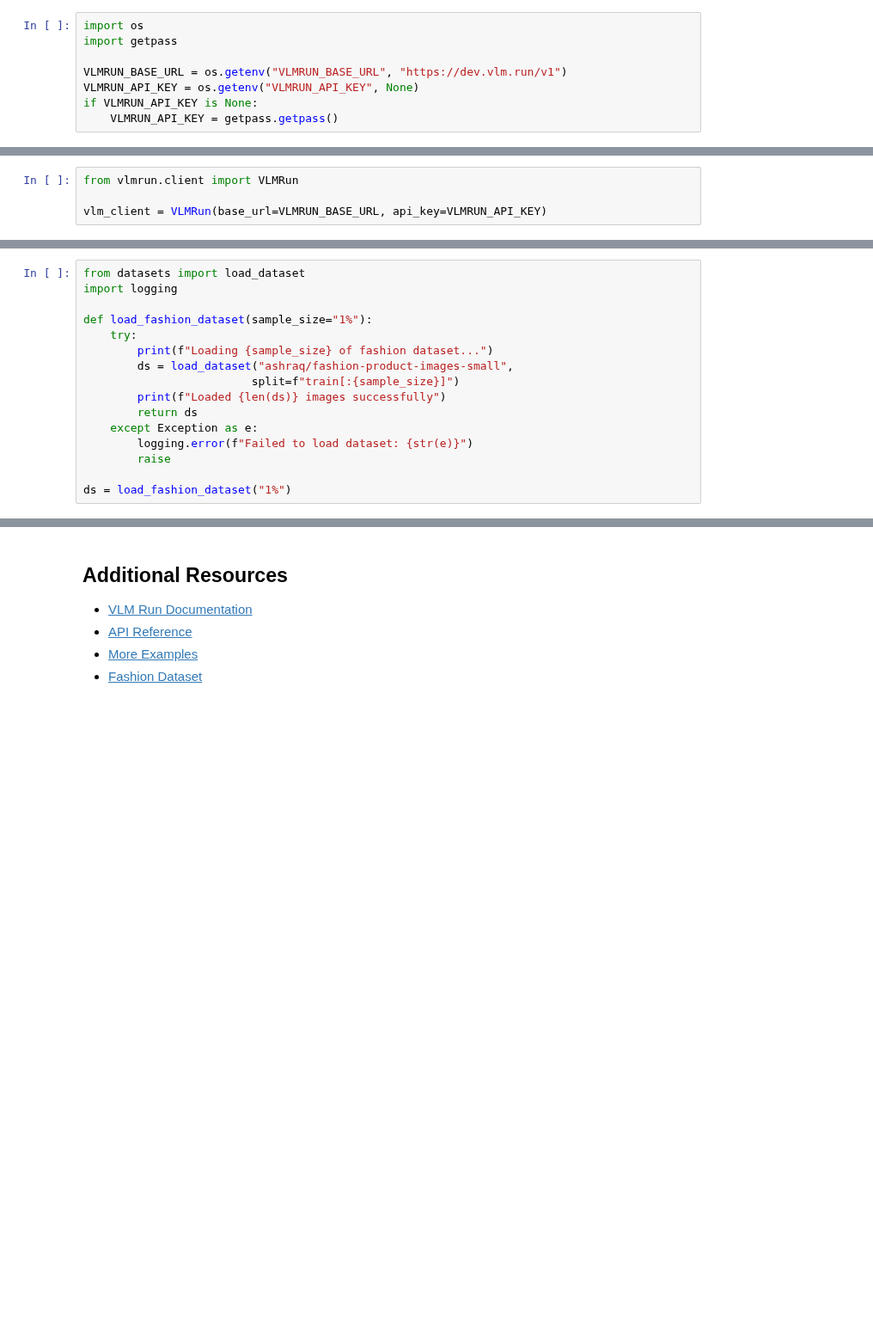
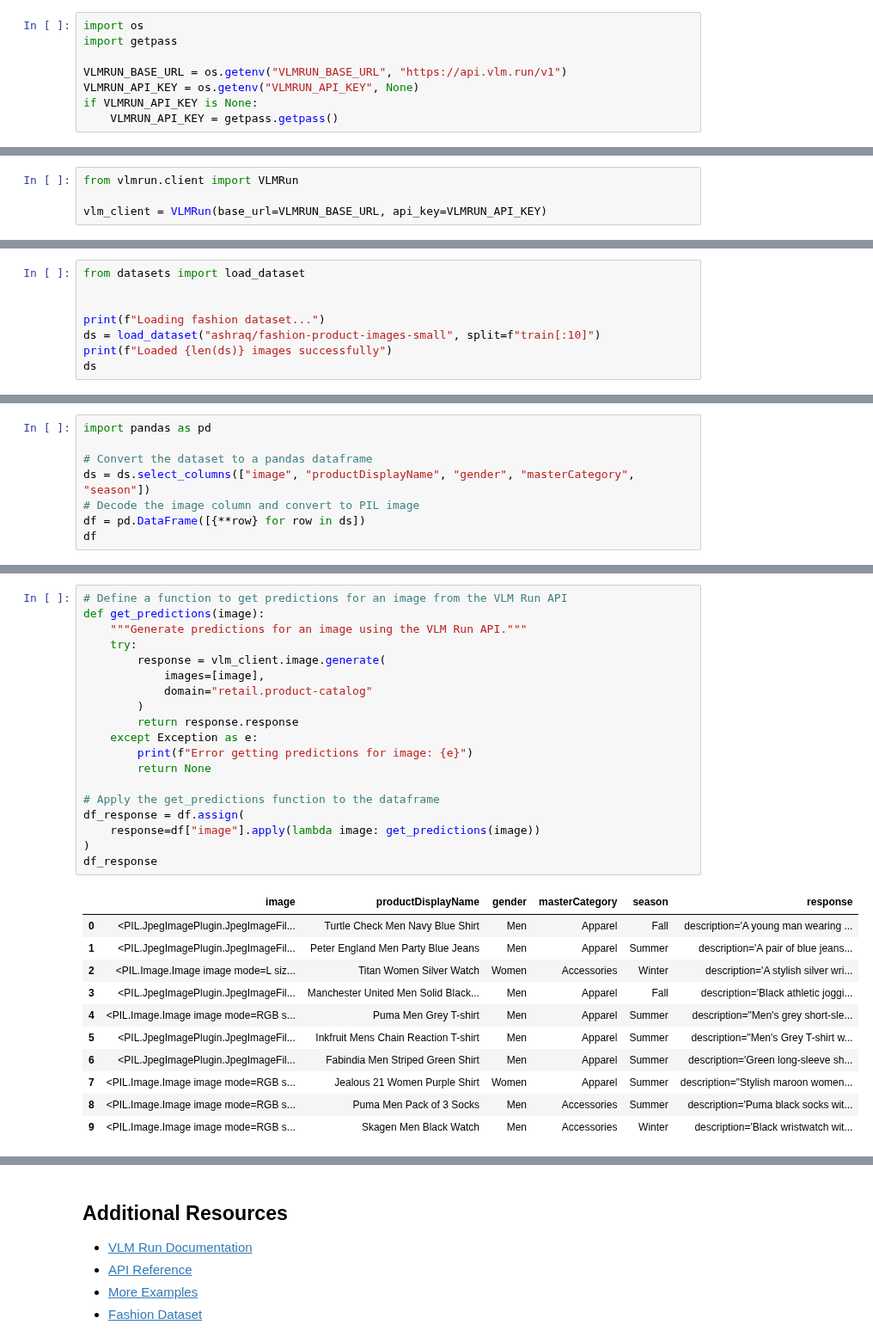
Before and after one commit to vlm-run/vlmrun-cookbook, a Jupyter notebook: notebooks/05_case_study_image_catalogue.ipynb, the cells around one changed output, grey strips where cells are left out. Shown at 86% size. Drawn from its saved outputs; the diff is of its cells as text; blank space fills up the shorter version.

Commit message:
Update fashion cataloging cookbook (#37)
Simplify the notebook and remove the css templates

```diff
--- a/notebooks/05_case_study_image_catalogue.ipynb
+++ b/notebooks/05_case_study_image_catalogue.ipynb
@@ -45,7 +45,7 @@ First, let's install the required packages:
 import os
 import getpass
 
-VLMRUN_BASE_URL = os.getenv("VLMRUN_BASE_URL", "https://dev.vlm.run/v1")
+VLMRUN_BASE_URL = os.getenv("VLMRUN_BASE_URL", "https://api.vlm.run/v1")
 VLMRUN_API_KEY = os.getenv("VLMRUN_API_KEY", None)
 if VLMRUN_API_KEY is None:
     VLMRUN_API_KEY = getpass.getpass()
@@ -60,17 +62,9 @@ vlm_client = VLMRun(base_url=VLMRUN_BASE_URL, api_key=VLMRUN_API_KEY)
 # %%
 from datasets import load_dataset
-import logging
 
-def load_fashion_dataset(sample_size="1%"):
-    try:
-        print(f"Loading {sample_size} of fashion dataset...")
-        ds = load_dataset("ashraq/fashion-product-images-small",
-                         split=f"train[:{sample_size}]")
-        print(f"Loaded {len(ds)} images successfully")
-        return ds
-    except Exception as e:
-        logging.error(f"Failed to load dataset: {str(e)}")
-        raise
 
-ds = load_fashion_dataset("1%")
+print(f"Loading fashion dataset...")
+ds = load_dataset("ashraq/fashion-product-images-small", split=f"train[:10]")
+print(f"Loaded {len(ds)} images successfully")
+ds
 # %% [output]
@@ -171,0 +79,8 @@ def display_fashion_results(dataset, start_idx=0, num_images=20):
+# %%
+import pandas as pd
+
+# Convert the dataset to a pandas dataframe
+ds = ds.select_columns(["image", "productDisplayName", "gender", "masterCategory", "season"])
+# Decode the image column and convert to PIL image
+df = pd.DataFrame([{**row} for row in ds])
+df
@@ -171,0 +104,31 @@ def display_fashion_results(dataset, start_idx=0, num_images=20):
+# %%
+# Define a function to get predictions for an image from the VLM Run API
+def get_predictions(image):
+    """Generate predictions for an image using the VLM Run API."""
+    try:
+        response = vlm_client.image.generate(
+            images=[image],
+            domain="retail.product-catalog"
+        )
+        return response.response
+    except Exception as e:
+        print(f"Error getting predictions for image: {e}")
+        return None
+
+# Apply the get_predictions function to the dataframe
+df_response = df.assign(
+    response=df["image"].apply(lambda image: get_predictions(image))
+)
+df_response
+# %% [output]
+|  | image | productDisplayName | gender | masterCategory | season | response |
+| 0 | <PIL.JpegImagePlugin.JpegImageFil... | Turtle Check Men Navy Blue Shirt | Men | Apparel | Fall | description='A young man wearing ... |
+| 1 | <PIL.JpegImagePlugin.JpegImageFil... | Peter England Men Party Blue Jeans | Men | Apparel | Summer | description='A pair of blue jeans... |
+| 2 | <PIL.Image.Image image mode=L siz... | Titan Women Silver Watch | Women | Accessories | Winter | description='A stylish silver wri... |
+| 3 | <PIL.JpegImagePlugin.JpegImageFil... | Manchester United Men Solid Black... | Men | Apparel | Fall | description='Black athletic joggi... |
+| 4 | <PIL.Image.Image image mode=RGB s... | Puma Men Grey T-shirt | Men | Apparel | Summer | description="Men's grey short-sle... |
+| 5 | <PIL.JpegImagePlugin.JpegImageFil... | Inkfruit Mens Chain Reaction T-shirt | Men | Apparel | Summer | description="Men's Grey T-shirt w... |
+| 6 | <PIL.JpegImagePlugin.JpegImageFil... | Fabindia Men Striped Green Shirt | Men | Apparel | Summer | description='Green long-sleeve sh... |
+| 7 | <PIL.Image.Image image mode=RGB s... | Jealous 21 Women Purple Shirt | Women | Apparel | Summer | description="Stylish maroon women... |
+| 8 | <PIL.Image.Image image mode=RGB s... | Puma Men Pack of 3 Socks | Men | Accessories | Summer | description='Puma black socks wit... |
+| 9 | <PIL.Image.Image image mode=RGB s... | Skagen Men Black Watch | Men | Accessories | Winter | description='Black wristwatch wit... |
```
Also changed, not shown: parts of 12 cells of this notebook.
